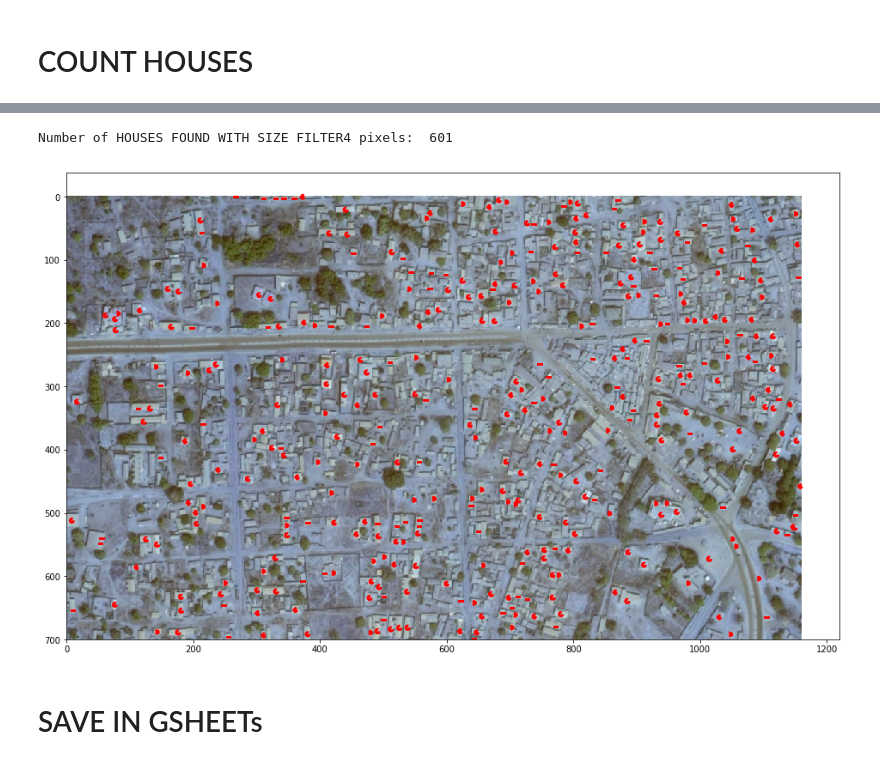
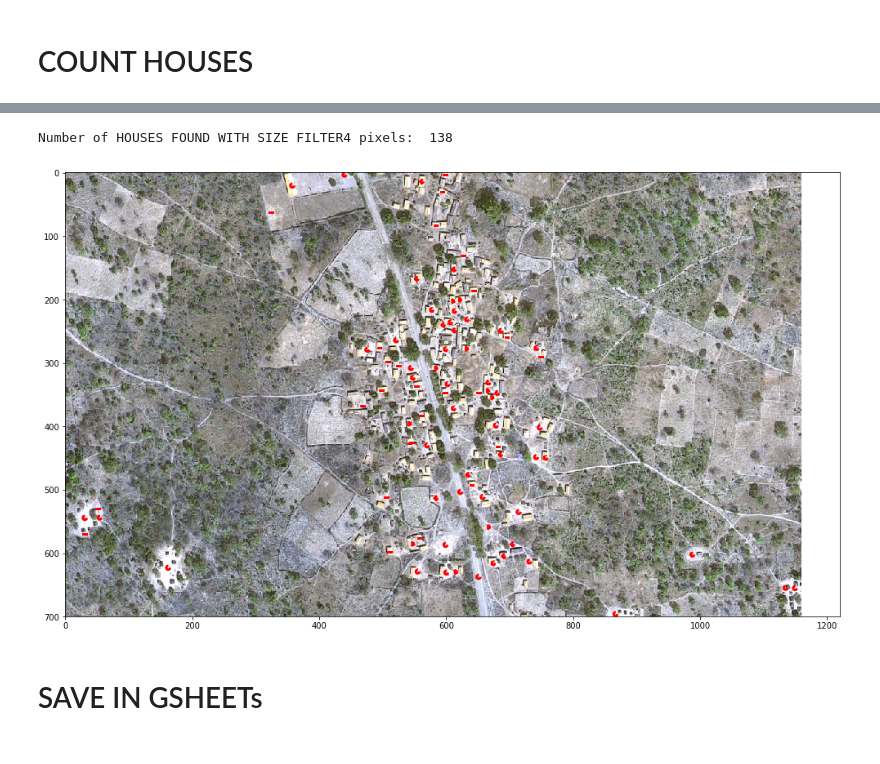
Before and after one commit to OANInternational/nikki_map_house_count, a Jupyter notebook: all_tog/screenshot_counting_analysis_uploading.ipynb, the cells around one changed output, grey strips where cells are left out. Cells and saved outputs as stored; diff of their text form; code cells hidden in the pictures.

```diff
--- a/all_tog/screenshot_counting_analysis_uploading.ipynb
+++ b/all_tog/screenshot_counting_analysis_uploading.ipynb
@@ -128,7 +128,7 @@ df_villages_to_view
 | 323 | SEREKALE | Moussouré | 10.056556 | 3.046556 | 300.0 | 0 |
 # %%
 # select village
-village = df_villages_to_view[df_villages_to_view['name']=='Gah Maro Peuhl']
+village = df_villages_to_view[df_villages_to_view['name']=='Sombirou']
 # %%
 size=800
 lat=village['latitude'].values[0]
@@ -157,12 +156,12 @@ driver.find_elements_by_class_name('widget-pane-toggle-button')[0].click()
 # %%
 #get rid of privacy reminder
 driver.find_elements_by_class_name('widget-consent-button-later')[0].click()
+# %%
+current_url=driver.current_url
 # %%
 #MANUAL SCROLLING TO GET VILLAGE
-#lat_screen=2.9468516
-#long_screen=9.9597622
-#size_screen=800
-lat_screen=2.9157369
-long_screen=10.0724401
+lat_long=current_url.split('@')[1].split(',')
+lat_screen=float(lat_long[1])
+long_screen=float(lat_long[0])
 size_screen=800
 # %%
@@ -359,8 +358,8 @@ image =name+'_cropped.png'
 im=read_image(image)
 gr_image = read_image_gray(image)
 
-s_image = segmentation_by_color(gr_image,180)
-sigma=0.6
+s_image = segmentation_by_color(gr_image,220)
+sigma=1.2
 blobs = gaus_filter(s_image,sigma)
 a = polarisation(blobs)
 
@@ -417,12 +405,13 @@ Number of HOUSES FOUND WITH SIZE FILTER4 pixels:  601
 # %%
-long_crop_center = long+abs(9.9597622-9.95976)
-lat_crop_center= lat - abs(2.9468516-2.9467)
-center=(long_crop_center, lat_crop_center)
+if len(regs)>0:
+    long_crop_center = long_screen+abs(9.9597622-9.95976)
+    lat_crop_center= lat_screen - abs(2.9468516-2.9467)
+    center=(long_crop_center, lat_crop_center)
 
-coords=count_regions_and_plot_and_getcoord(regs,size_pixel_region,begin,im,center)
+    coords=count_regions_and_plot_and_getcoord(regs,size_pixel_region,begin,im,center)
 # %% [output]
-Number of HOUSES FOUND WITH SIZE FILTER4 pixels:  601
+Number of HOUSES FOUND WITH SIZE FILTER4 pixels:  138
-[figure, old version]
+[figure, new version]
 # %%
 df_houses=pd.DataFrame(coords,columns=['latitude','longitude'])
 # %% [markdown]
```
Also changed, not shown: parts of 8 cells of this notebook, 4 other files.
